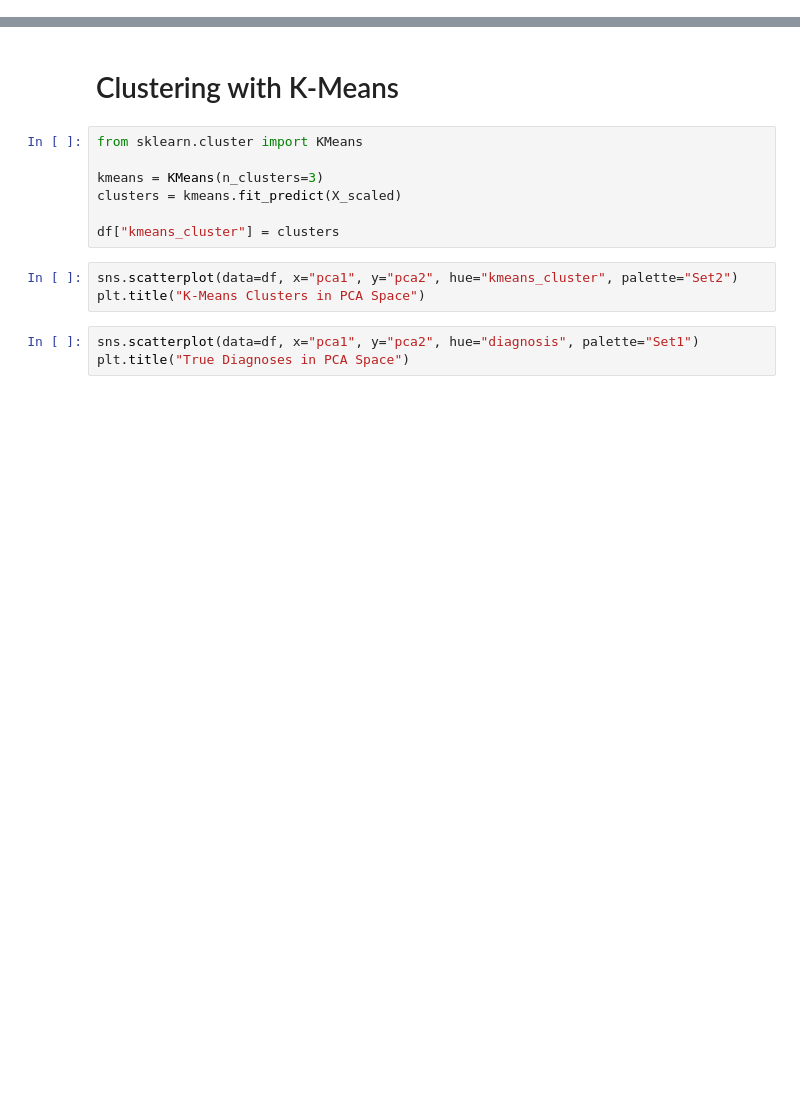
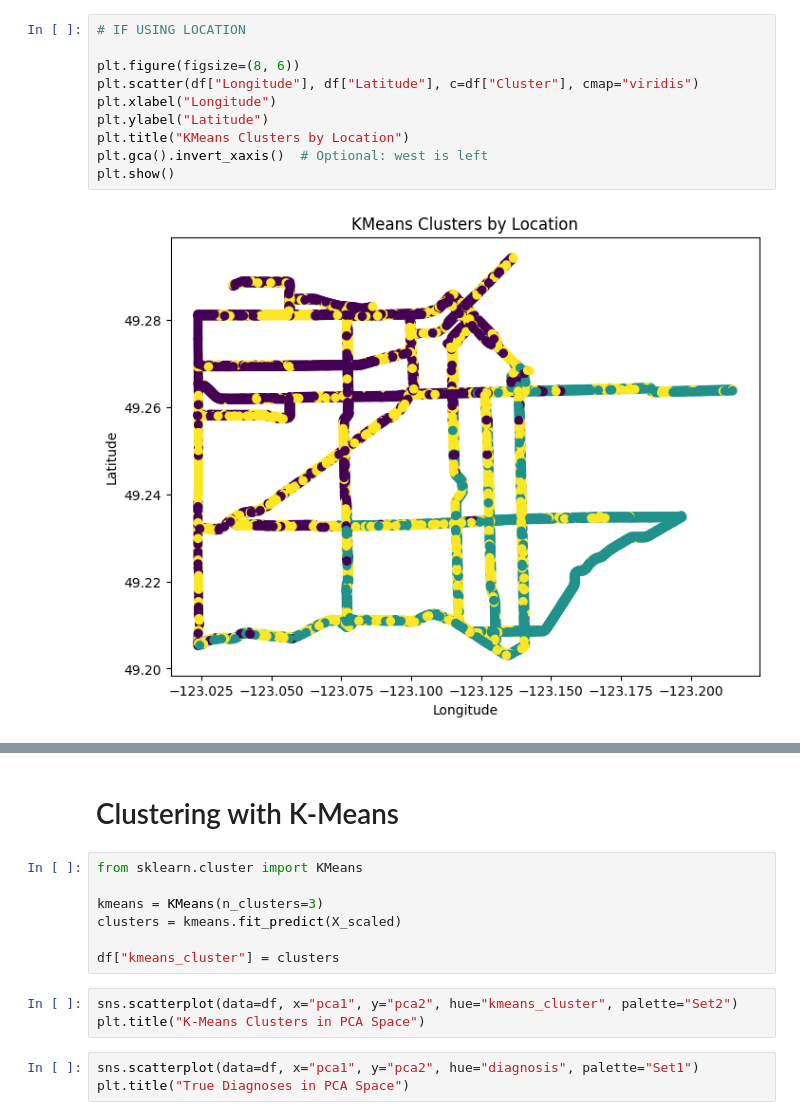
Before and after one commit to maishaSupritee/AI4GoodLab-Project, a Jupyter notebook: clustering.ipynb, the cells around one changed output, grey strips where cells are left out. Saved outputs shown, nothing was run; the diff lists cells and outputs as text; blank space fills up the shorter version.

```diff
--- a/clustering.ipynb
+++ b/clustering.ipynb
@@ -22,0 +50,12 @@ X_train, X_test, y_train, y_test = train_test_split(X_scaled, y, test_size=0.2)
+# %%
+# IF USING LOCATION
+
+plt.figure(figsize=(8, 6))
+plt.scatter(df["Longitude"], df["Latitude"], c=df["Cluster"], cmap="viridis")
+plt.xlabel("Longitude")
+plt.ylabel("Latitude")
+plt.title("KMeans Clusters by Location")
+plt.gca().invert_xaxis()  # Optional: west is left
+plt.show()
+# %% [output]
+[figure, added]
```
Also changed, not shown: parts of 12 cells of this notebook.
